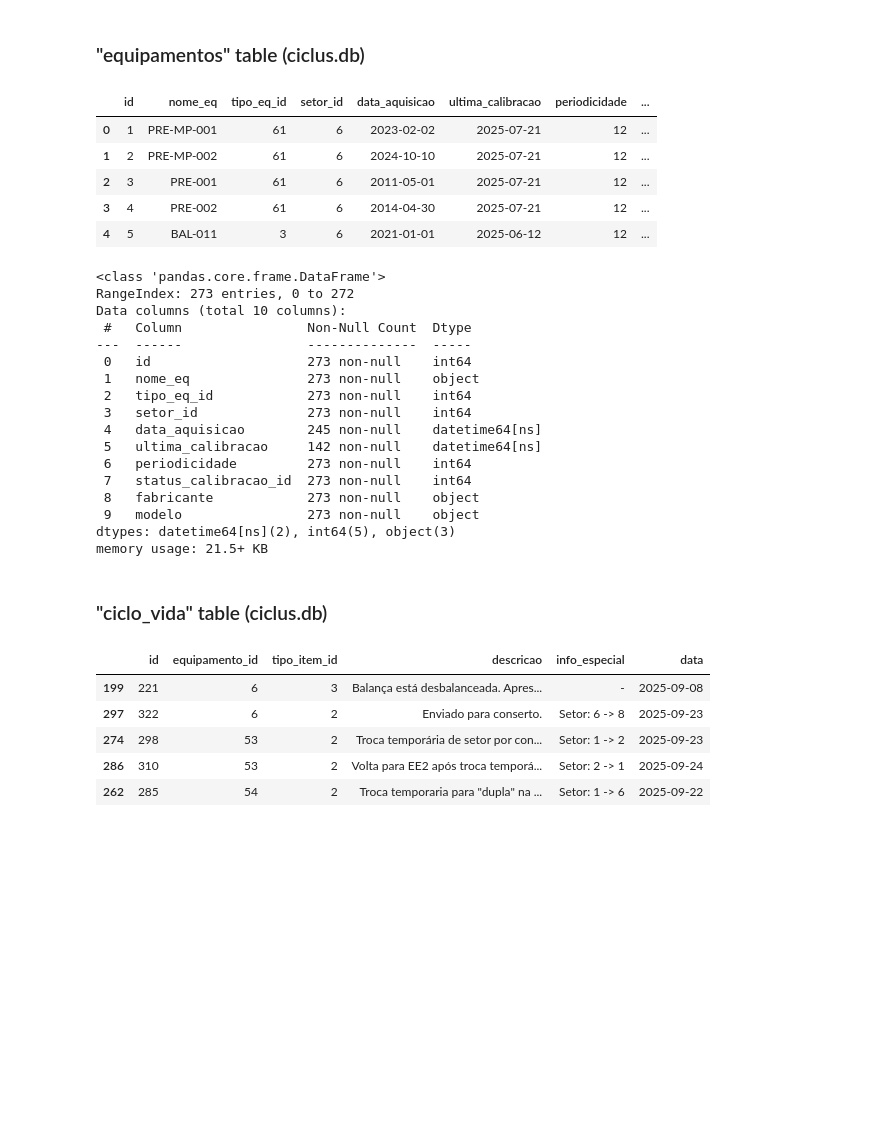
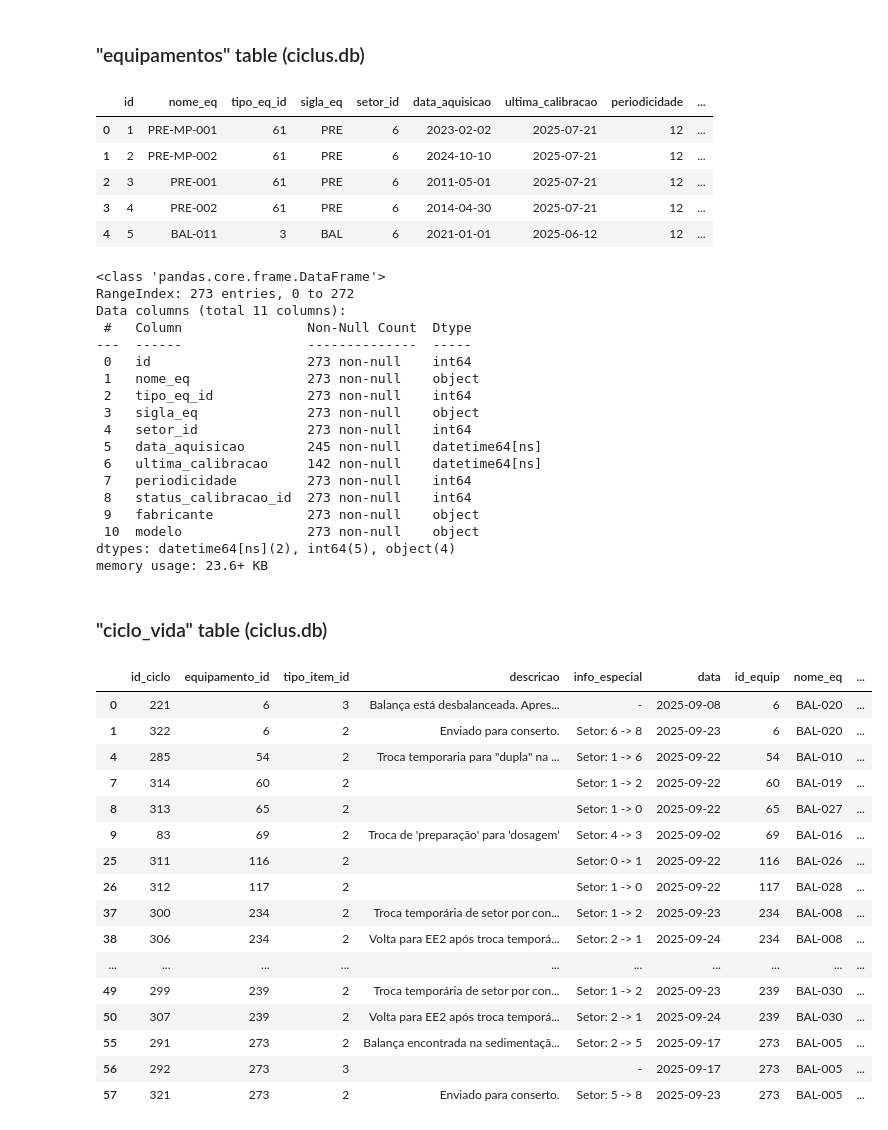
Before and after one commit to LuanSFMarques/CICLUS, a Jupyter notebook: fluxo_balancas.ipynb, the cells around one changed output. Saved outputs shown, nothing was run; the diff lists cells and outputs as text; code cells hidden in the pictures; blank space fills up the shorter version.

```diff
--- a/fluxo_balancas.ipynb
+++ b/fluxo_balancas.ipynb
@@ -16,56 +16,71 @@ conn = sqlite3.connect("data/database/ciclus.db")
 ### "equipamentos" table (ciclus.db)
 # %%
 # Equipamentos
-equip = pd.read_sql_query("SELECT * FROM equipamentos;", conn).drop(columns=["extra_info", "numero_serie", "modelo_tecnico", "sigla_eq", "status_id", "sond_id"])
+equip = pd.read_sql_query("SELECT * FROM equipamentos;", conn).drop(columns=["extra_info", "numero_serie", "modelo_tecnico", "status_id", "sond_id"])
 equip["data_aquisicao"] = pd.to_datetime(equip["data_aquisicao"])
 equip["ultima_calibracao"] = pd.to_datetime(equip["ultima_calibracao"])
 equip.head()
 # %% [output]
-|  | id | nome_eq | tipo_eq_id | setor_id | data_aquisicao | ultima_calibracao | periodicidade | ... |
-| 0 | 1 | PRE-MP-001 | 61 | 6 | 2023-02-02 | 2025-07-21 | 12 | ... |
-| 1 | 2 | PRE-MP-002 | 61 | 6 | 2024-10-10 | 2025-07-21 | 12 | ... |
-| 2 | 3 | PRE-001 | 61 | 6 | 2011-05-01 | 2025-07-21 | 12 | ... |
-| 3 | 4 | PRE-002 | 61 | 6 | 2014-04-30 | 2025-07-21 | 12 | ... |
-| 4 | 5 | BAL-011 | 3 | 6 | 2021-01-01 | 2025-06-12 | 12 | ... |
+|  | id | nome_eq | tipo_eq_id | sigla_eq | setor_id | data_aquisicao | ultima_calibracao | periodicidade | ... |
+| 0 | 1 | PRE-MP-001 | 61 | PRE | 6 | 2023-02-02 | 2025-07-21 | 12 | ... |
+| 1 | 2 | PRE-MP-002 | 61 | PRE | 6 | 2024-10-10 | 2025-07-21 | 12 | ... |
+| 2 | 3 | PRE-001 | 61 | PRE | 6 | 2011-05-01 | 2025-07-21 | 12 | ... |
+| 3 | 4 | PRE-002 | 61 | PRE | 6 | 2014-04-30 | 2025-07-21 | 12 | ... |
+| 4 | 5 | BAL-011 | 3 | BAL | 6 | 2021-01-01 | 2025-06-12 | 12 | ... |
 # %%
 equip.info()
 # %% [output]
 <class 'pandas.core.frame.DataFrame'>
 RangeIndex: 273 entries, 0 to 272
-Data columns (total 10 columns):
+Data columns (total 11 columns):
  #   Column                Non-Null Count  Dtype
 ---  ------                --------------  -----
  0   id                    273 non-null    int64
  1   nome_eq               273 non-null    object
  2   tipo_eq_id            273 non-null    int64
- 3   setor_id              273 non-null    int64
- 4   data_aquisicao        245 non-null    datetime64[ns]
- 5   ultima_calibracao     142 non-null    datetime64[ns]
- 6   periodicidade         273 non-null    int64
- 7   status_calibracao_id  273 non-null    int64
- 8   fabricante            273 non-null    object
- 9   modelo                273 non-null    object
-dtypes: datetime64[ns](2), int64(5), object(3)
-memory usage: 21.5+ KB
+ 3   sigla_eq              273 non-null    object
+ 4   setor_id              273 non-null    int64
+ 5   data_aquisicao        245 non-null    datetime64[ns]
+ 6   ultima_calibracao     142 non-null    datetime64[ns]
+ 7   periodicidade         273 non-null    int64
+ 8   status_calibracao_id  273 non-null    int64
+ 9   fabricante            273 non-null    object
+ 10  modelo                273 non-null    object
+dtypes: datetime64[ns](2), int64(5), object(4)
+memory usage: 23.6+ KB
 # %% [markdown]
 ### "ciclo_vida" table (ciclus.db)
 # %%
 # Ciclo de Vida (tipo = [2, 3, 8])
 # 2 = troca de setor
 # 3 = quebra
 # 8 = descarte
 ciclo = pd.read_sql_query("SELECT * FROM ciclo_vida;", conn)
 ciclo = ciclo[ciclo["tipo_item_id"].isin([2,3,8])].drop(columns=["valor", "fornecedor"])
 ciclo["data"] = pd.to_datetime(ciclo["data"])
 ciclo = ciclo.sort_values(by=["equipamento_id", "data"])
-ciclo.head()
+
+ciclo = pd.merge(ciclo, equip[["id", "nome_eq", "sigla_eq"]], left_on="equipamento_id", right_on="id").rename(columns={"id_x":"id_ciclo", "id_y":"id_equip"})
+ciclo = ciclo.loc[ciclo["sigla_eq"]=="BAL"]
+ciclo
 # %% [output]
-|  | id | equipamento_id | tipo_item_id | descricao | info_especial | data |
-| 199 | 221 | 6 | 3 | Balança está desbalanceada. Apres... | - | 2025-09-08 |
-| 297 | 322 | 6 | 2 | Enviado para conserto. | Setor: 6 -> 8 | 2025-09-23 |
-| 274 | 298 | 53 | 2 | Troca temporária de setor por con... | Setor: 1 -> 2 | 2025-09-23 |
-| 286 | 310 | 53 | 2 | Volta para EE2 após troca temporá... | Setor: 2 -> 1 | 2025-09-24 |
-| 262 | 285 | 54 | 2 | Troca temporaria para "dupla" na ... | Setor: 1 -> 6 | 2025-09-22 |
+|  | id_ciclo | equipamento_id | tipo_item_id | descricao | info_especial | data | id_equip | nome_eq | ... |
+| 0 | 221 | 6 | 3 | Balança está desbalanceada. Apres... | - | 2025-09-08 | 6 | BAL-020 | ... |
+| 1 | 322 | 6 | 2 | Enviado para conserto. | Setor: 6 -> 8 | 2025-09-23 | 6 | BAL-020 | ... |
+| 4 | 285 | 54 | 2 | Troca temporaria para "dupla" na ... | Setor: 1 -> 6 | 2025-09-22 | 54 | BAL-010 | ... |
+| 7 | 314 | 60 | 2 |  | Setor: 1 -> 2 | 2025-09-22 | 60 | BAL-019 | ... |
+| 8 | 313 | 65 | 2 |  | Setor: 1 -> 0 | 2025-09-22 | 65 | BAL-027 | ... |
+| 9 | 83 | 69 | 2 | Troca de 'preparação' para 'dosagem' | Setor: 4 -> 3 | 2025-09-02 | 69 | BAL-016 | ... |
+| 25 | 311 | 116 | 2 |  | Setor: 0 -> 1 | 2025-09-22 | 116 | BAL-026 | ... |
+| 26 | 312 | 117 | 2 |  | Setor: 1 -> 0 | 2025-09-22 | 117 | BAL-028 | ... |
+| 37 | 300 | 234 | 2 | Troca temporária de setor por con... | Setor: 1 -> 2 | 2025-09-23 | 234 | BAL-008 | ... |
+| 38 | 306 | 234 | 2 | Volta para EE2 após troca temporá... | Setor: 2 -> 1 | 2025-09-24 | 234 | BAL-008 | ... |
+| ... | ... | ... | ... | ... | ... | ... | ... | ... | ... |
+| 49 | 299 | 239 | 2 | Troca temporária de setor por con... | Setor: 1 -> 2 | 2025-09-23 | 239 | BAL-030 | ... |
+| 50 | 307 | 239 | 2 | Volta para EE2 após troca temporá... | Setor: 2 -> 1 | 2025-09-24 | 239 | BAL-030 | ... |
+| 55 | 291 | 273 | 2 | Balança encontrada na sedimentaçã... | Setor: 2 -> 5 | 2025-09-17 | 273 | BAL-005 | ... |
+| 56 | 292 | 273 | 3 |  | - | 2025-09-17 | 273 | BAL-005 | ... |
+| 57 | 321 | 273 | 2 | Enviado para conserto. | Setor: 5 -> 8 | 2025-09-23 | 273 | BAL-005 | ... |
 # %%
 ciclo.info()
 # %% [output]
```
Also changed, not shown: parts of 15 cells of this notebook, 1 other file.
